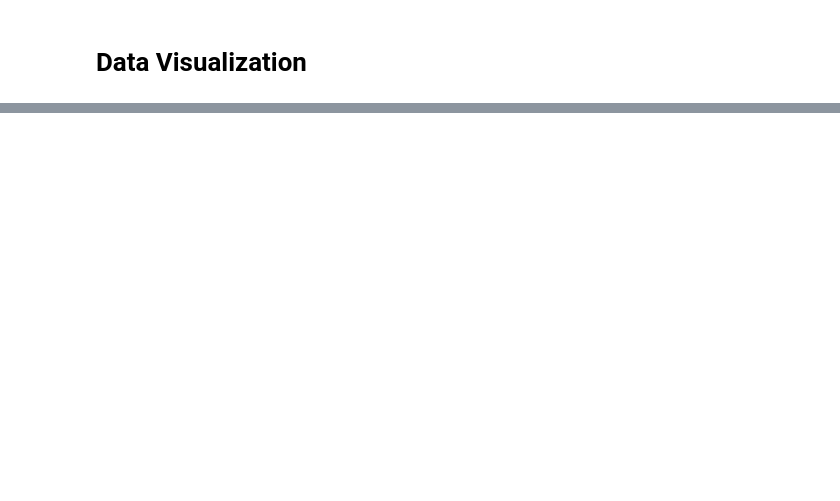
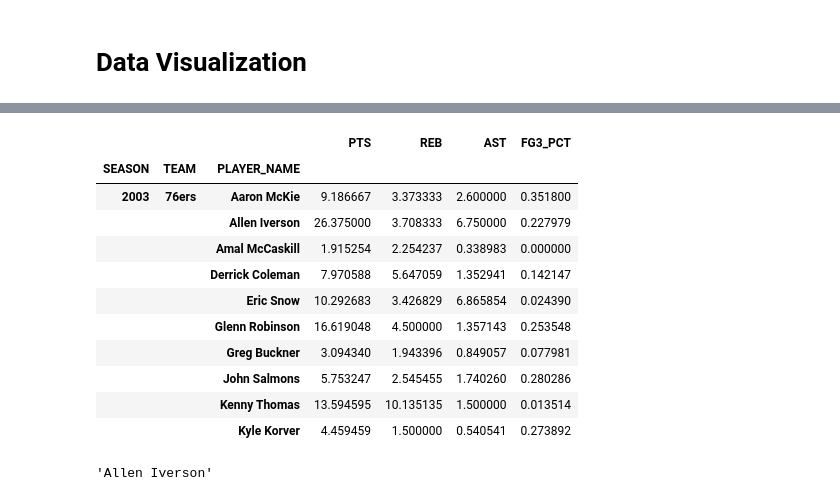
Before and after one commit to matteoForoni/nba-scouting-stats, a Jupyter notebook: nba-scouting-stats.ipynb, the cells around one changed output, grey strips where cells are left out. Saved outputs shown, nothing was run; the diff lists cells and outputs as text; code cells hidden in the pictures; blank space fills up the shorter version.

```diff
--- a/nba-scouting-stats.ipynb
+++ b/nba-scouting-stats.ipynb
@@ -418,0 +553,3 @@ players_df.head(10)
+# %%
+performances_by_season_sum = games_full_df.groupby(['SEASON', 'TEAM','PLAYER_NAME'])[['PTS','REB', 'AST']].sum()
+performances_by_season_avg = games_full_df.groupby(['SEASON', 'TEAM', 'PLAYER_NAME'])[['PTS','REB', 'AST', 'FG3_PCT']].mean()
@@ -418,0 +584,15 @@ players_df.head(10)
+# %%
+performances_by_season_avg.head(10)
+# %% [output]
+|  |  |  | PTS | REB | AST | FG3_PCT |
+| SEASON | TEAM | PLAYER_NAME |  |  |  |  |
+| 2003 | 76ers | Aaron McKie | 9.186667 | 3.373333 | 2.600000 | 0.351800 |
+|  |  | Allen Iverson | 26.375000 | 3.708333 | 6.750000 | 0.227979 |
+|  |  | Amal McCaskill | 1.915254 | 2.254237 | 0.338983 | 0.000000 |
+|  |  | Derrick Coleman | 7.970588 | 5.647059 | 1.352941 | 0.142147 |
+|  |  | Eric Snow | 10.292683 | 3.426829 | 6.865854 | 0.024390 |
+|  |  | Glenn Robinson | 16.619048 | 4.500000 | 1.357143 | 0.253548 |
+|  |  | Greg Buckner | 3.094340 | 1.943396 | 0.849057 | 0.077981 |
+|  |  | John Salmons | 5.753247 | 2.545455 | 1.740260 | 0.280286 |
+|  |  | Kenny Thomas | 13.594595 | 10.135135 | 1.500000 | 0.013514 |
+|  |  | Kyle Korver | 4.459459 | 1.500000 | 0.540541 | 0.273892 |
@@ -418,0 +614,4 @@ players_df.head(10)
+# %%
+best_avg_pts_player[0]
+# %% [output]
+'Allen Iverson'
```
Also changed, not shown: parts of 24 cells of this notebook.
